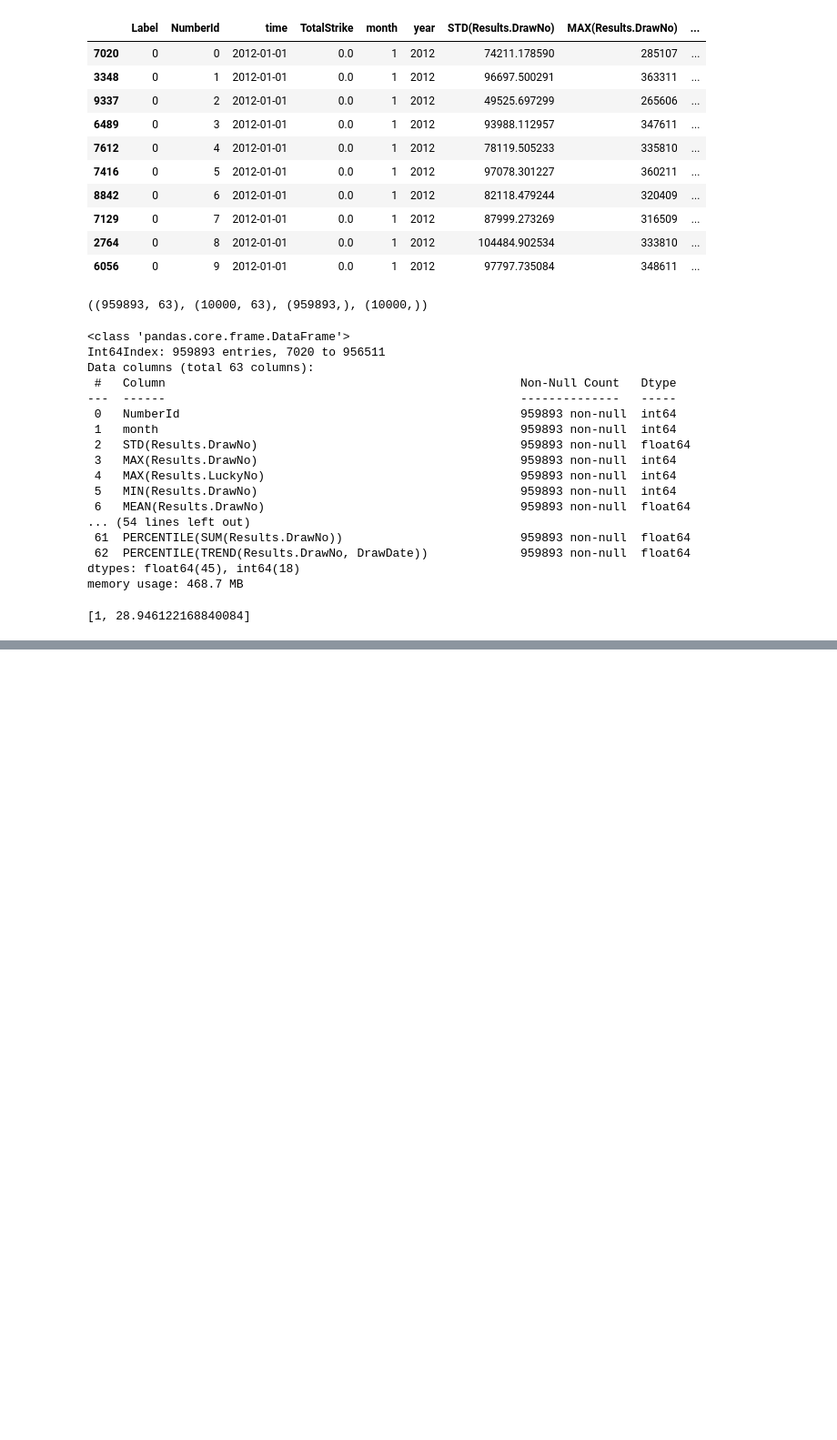
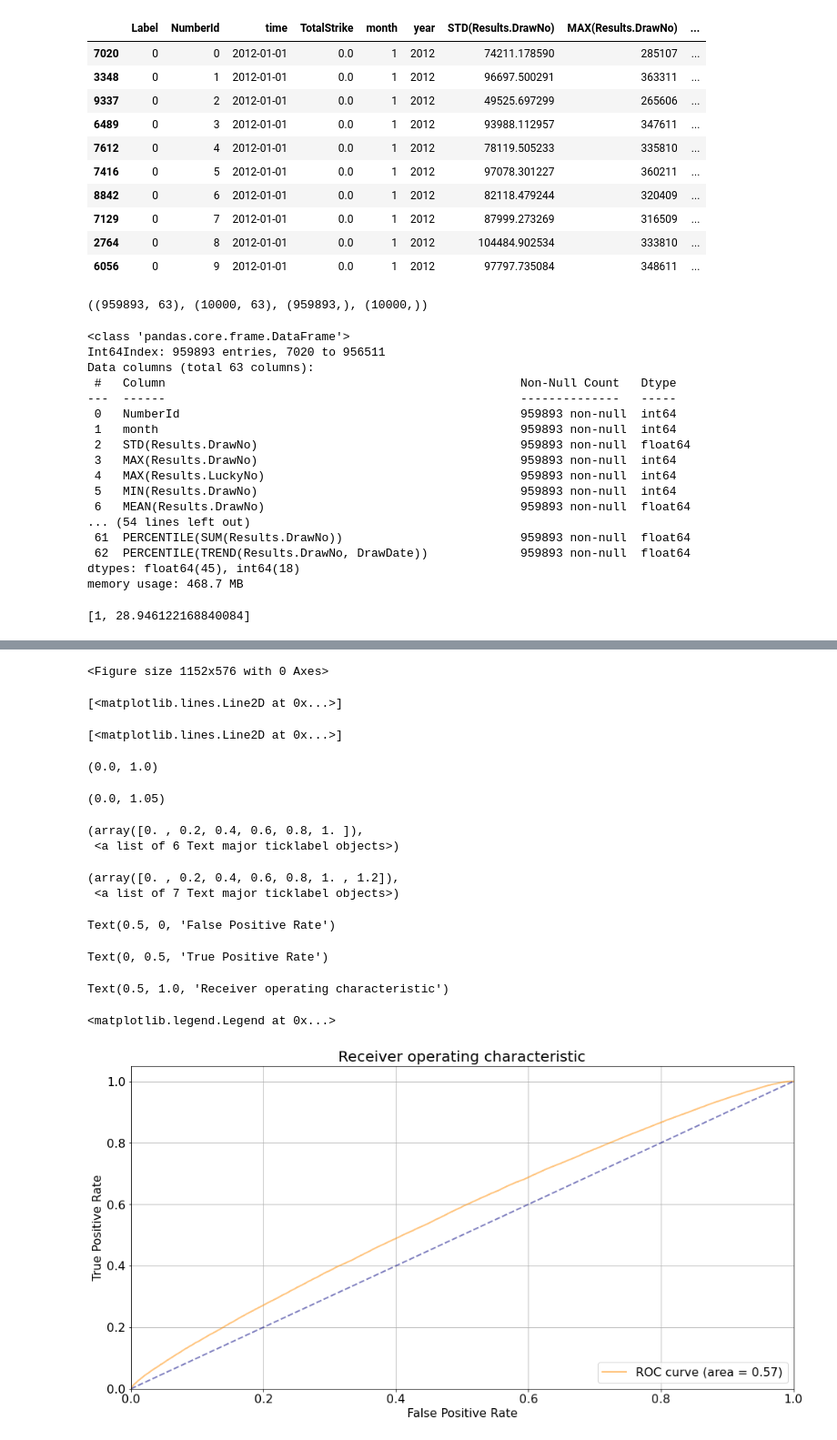
Before and after one commit to mengwangk/dl-projects, a Jupyter notebook: 04_14_gbdt_01.ipynb, the cells around one changed output, grey strips where cells are left out. Shown at 91% size. Saved outputs shown, nothing was run; the diff lists cells and outputs as text; code cells hidden in the pictures; blank space fills up the shorter version.

```diff
--- a/04_14_gbdt_01.ipynb
+++ b/04_14_gbdt_01.ipynb
@@ -355,3 +348,48 @@ bestIteration = 54
 
 Shrink model to first 55 iterations.
 <catboost.core.CatBoostClassifier at 0x...>
+# %%
+from catboost.utils import get_roc_curve
+import sklearn
+from sklearn import metrics
+
+eval_pool = pool_train
+curve = get_roc_curve(model, eval_pool)
+(fpr, tpr, thresholds) = curve
+roc_auc = sklearn.metrics.auc(fpr, tpr)
+# %%
+import matplotlib.pyplot as plt
+
+plt.figure(figsize=(16, 8))
+lw = 2
+
+plt.plot(fpr, tpr, color='darkorange',
+         lw=lw, label='ROC curve (area = %0.2f)' % roc_auc, alpha=0.5)
+
+plt.plot([0, 1], [0, 1], color='navy', lw=lw, linestyle='--', alpha=0.5)
+
+plt.xlim([0.0, 1.0])
+plt.ylim([0.0, 1.05])
+plt.xticks(fontsize=16)
+plt.yticks(fontsize=16)
+plt.grid(True)
+plt.xlabel('False Positive Rate', fontsize=16)
+plt.ylabel('True Positive Rate', fontsize=16)
+plt.title('Receiver operating characteristic', fontsize=20)
+plt.legend(loc="lower right", fontsize=16)
+plt.show()
+# %% [output]
+<Figure size 1152x576 with 0 Axes>
+[<matplotlib.lines.Line2D at 0x...>]
+[<matplotlib.lines.Line2D at 0x...>]
+(0.0, 1.0)
+(0.0, 1.05)
+(array([0. , 0.2, 0.4, 0.6, 0.8, 1. ]),
+ <a list of 6 Text major ticklabel objects>)
+(array([0. , 0.2, 0.4, 0.6, 0.8, 1. , 1.2]),
+ <a list of 7 Text major ticklabel objects>)
+Text(0.5, 0, 'False Positive Rate')
+Text(0, 0.5, 'True Positive Rate')
+Text(0.5, 1.0, 'Receiver operating characteristic')
+<matplotlib.legend.Legend at 0x...>
+[figure, added]
```
Also changed, not shown: parts of 9 cells of this notebook.
